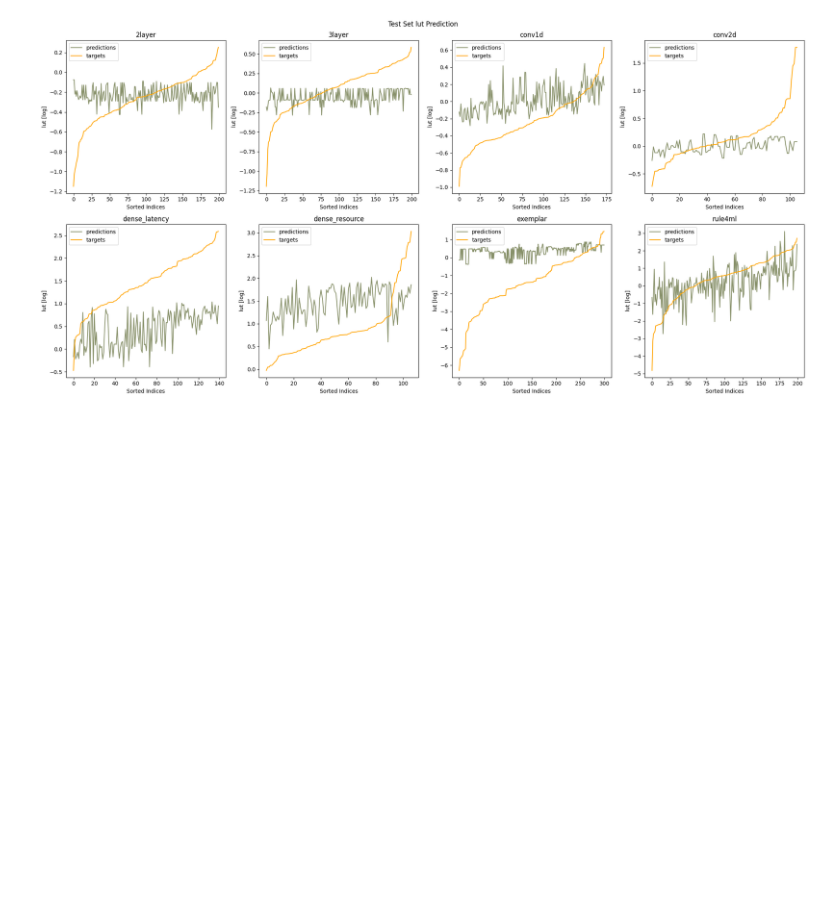
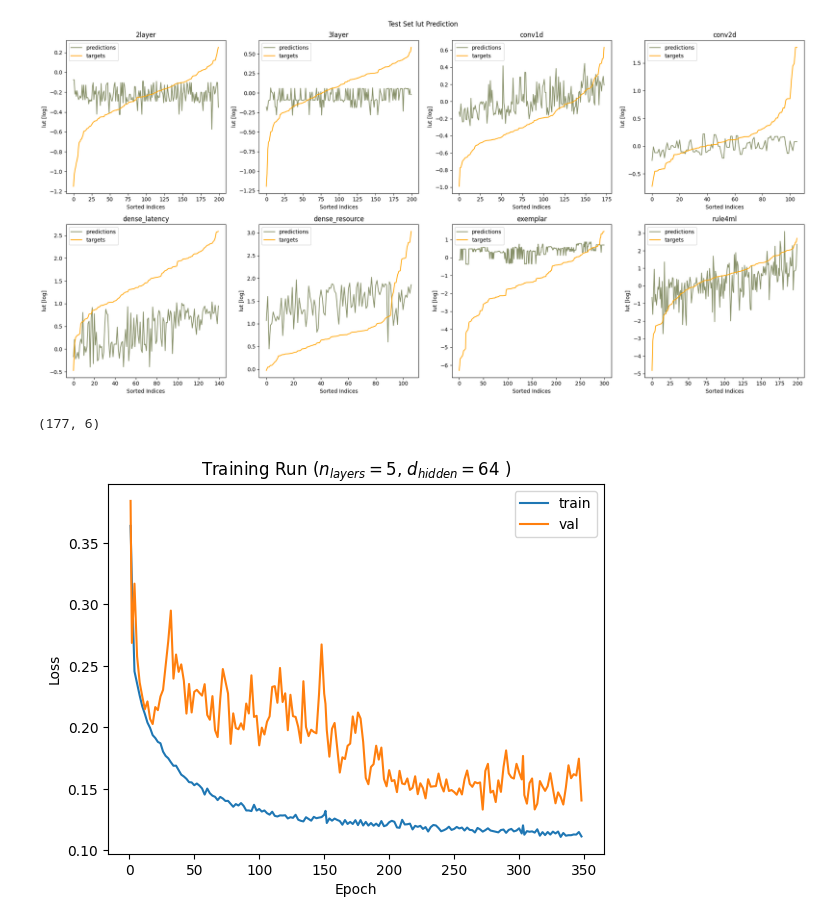
Before and after one commit to brios-polimi/ll-hls4ml, a Jupyter notebook: notebooks/05_trans_vs_ind_compare.ipynb, the cells around one changed output. Drawn from its saved outputs; the diff is of its cells as text; code cells hidden in the pictures; blank space fills up the shorter version.

```diff
--- a/notebooks/05_trans_vs_ind_compare.ipynb
+++ b/notebooks/05_trans_vs_ind_compare.ipynb
@@ -122,3 +140,77 @@ plt.tight_layout()
 plt.show()
 # %% [output]
 [figure]
+# %%
+import re
+import numpy as np
+import matplotlib.pyplot as plt
+
+f1 = "../../kaggle_runs/8/ll-hls4ml-distributed-fit.log"
+f2 = "../../kaggle_runs/9/ll-hls4ml-distributed-fit (1).log"
+f3 = "../../kaggle_runs/10/ll-hls4ml-distributed-fit (1).log"
+with open(f1) as f:
+    text = f.read()
+
+pattern = re.compile(
+    r"Epoch\s+(\d+)/(\d+)\s+train=([\d.]+)\s+val=([\d.]+)\s+R=([\d.]+)\s+std_r=([\d.]+)"
+)
+
+data = np.array([
+    [
+        int(epoch),
+        int(total_epochs),
+        float(train),
+        float(val),
+        float(r),
+        float(std_r),
+    ]
+    for epoch, total_epochs, train, val, r, std_r in pattern.findall(text)
+])
+last_epoch = data[-1, 0]
+
+with open(f2) as f:
+    text = f.read()
+
+data = np.append(data,
+    [[
+        last_epoch + int(epoch),
+        int(total_epochs),
+        float(train),
+        float(val),
+        float(r),
+        float(std_r),
+     ]
+    for epoch, total_epochs, train, val, r, std_r in pattern.findall(text)
+    ],
+    axis=0)
+last_epoch = data[-1, 0]
+
+with open(f3) as f:
+    text = f.read()
+
+data = np.append(data,
+    [[
+        last_epoch + int(epoch),
+        int(total_epochs),
+        float(train),
+        float(val),
+        float(r),
+        float(std_r),
+     ]
+    for epoch, total_epochs, train, val, r, std_r in pattern.findall(text)
+    ],
+    axis=0)
+
+print(data.shape)
+
+plt.plot(data[:, 0], data[:, 2], label="train")
+plt.plot(data[:, 0], data[:, 3], label="val")
+
+plt.xlabel("Epoch")
+plt.ylabel("Loss")
+plt.title(rf"Training Run ($n_{{layers}}=5$, $d_{{hidden}}=64$ )")
+plt.legend()
+plt.show()
+# %% [output]
+(177, 6)
+[figure, added]
```
Also changed, not shown: parts of 3 cells of this notebook, 17 other files.
